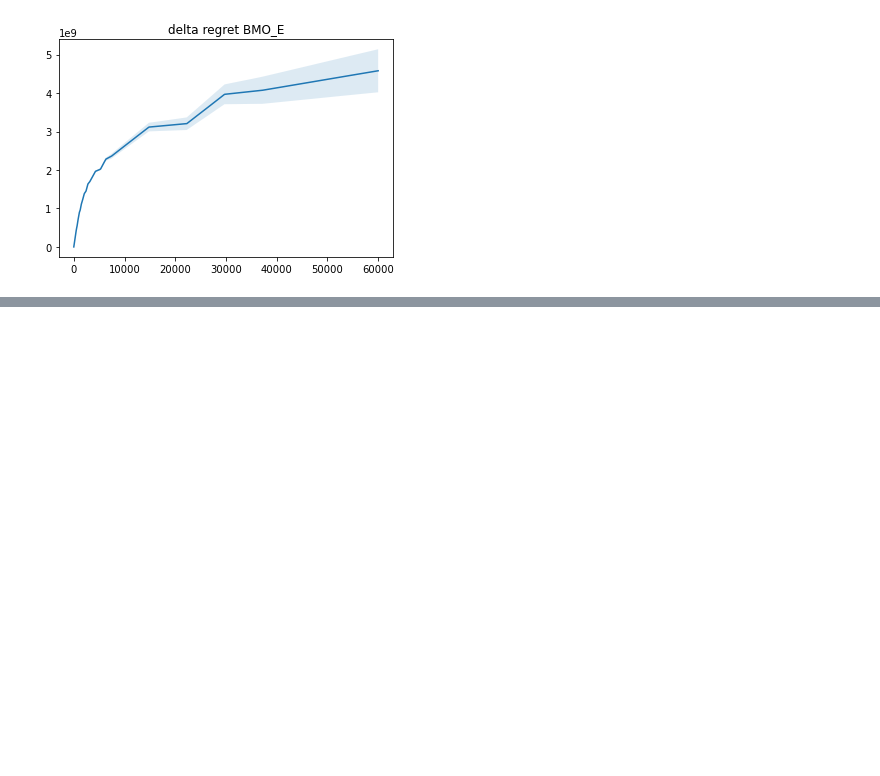
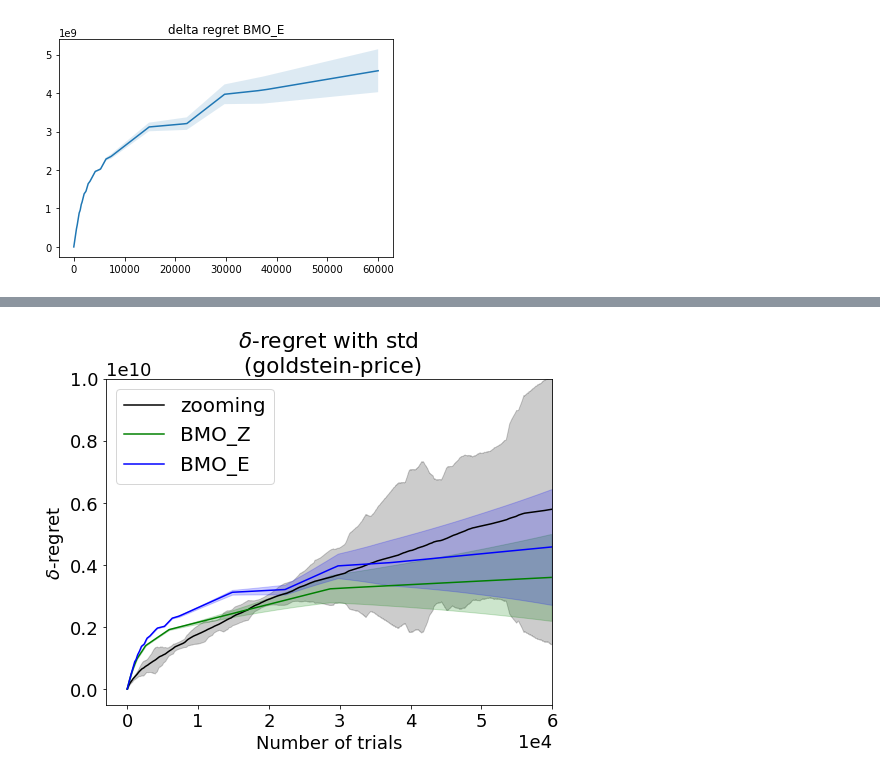
Before and after one commit to wzjzzz/bandit, a Jupyter notebook: bandit-main_v1/plt.ipynb, the cells around one changed output, grey strips where cells are left out. Cells and saved outputs as stored; diff of their text form; code cells hidden in the pictures; blank space fills up the shorter version.

```diff
--- a/bandit-main_v1/plt.ipynb
+++ b/bandit-main_v1/plt.ipynb
@@ -109,0 +122,93 @@ plt.show()
+# %%
+plt.figure(figsize = (8,6))
+plt.rcParams['font.size'] = 18
+c_scale = 6e-9
+# zooming_m, zooming_v = np.mean(np.cumsum(zooming_regret, axis=1), axis=0), np.std(np.cumsum(zooming_regret, axis=1), axis=0) * c_scale
+# ablin_m, ablin_v = np.mean(np.cumsum(ablin_regret, axis=1), axis=0), np.std(np.cumsum(ablin_regret, axis=1), axis=0) * c_scale
+# bmoz_m, bmoz_v = np.mean(np.cumsum(bmo_zooming_regret, axis=1), axis=0), np.std(np.cumsum(bmo_zooming_regret, axis=1), axis=0) * c_scale
+# bmoe_m, bmoe_v = np.mean(np.cumsum(bmo_eli_regret, axis=1), axis=0), np.std(np.cumsum(bmo_eli_regret, axis=1), axis=0) * c_scale
+n = 60000
+
+zooming_m_d, zooming_v_d = np.mean(np.cumsum(zooming_regret_delta, axis=1), axis=0)[:n], \
+            (np.std(np.cumsum(zooming_regret_delta, axis=1), axis=0)**2 * c_scale)[:n]
+ablin_m_d, ablin_v_d = np.mean(np.cumsum(ablin_regret_delta, axis=1), axis=0)[:n], \
+            (np.std(np.cumsum(ablin_regret_delta, axis=1), axis=0)**2 * c_scale)[:n]
+bmoz_m_d, bmoz_v_d = np.mean(np.cumsum(bmo_zooming_regret_delta, axis=1), axis=0)[:n], \
+            (np.std(np.cumsum(bmo_zooming_regret_delta, axis=1), axis=0)**2 * c_scale)[:n]
+bmoe_m_d, bmoe_v_d = np.mean(np.cumsum(bmo_eli_regret_delta, axis=1), axis=0)[:n], \
+            (np.std(np.cumsum(bmo_eli_regret_delta, axis=1), axis=0)**2 * c_scale)[:n]
+
+alpha=0.2
+dic_color = {
+    'zooming': 'k',
+    'ablin': 'r',
+    'bmo_z': 'g',
+    'bmo_e': 'b',
+}
+
+
+
+plt.plot(zooming_m_d, color=dic_color['zooming'], label='zooming')
+# plt.plot(zooming_m_d-zooming_v_d, color=dic_color['zooming'], alpha=alpha)
+# plt.plot(zooming_m_d+zooming_v_d, color=dic_color['zooming'], alpha=alpha)
+plt.fill_between(np.array(range(len(zooming_m_d))), zooming_m_d-zooming_v_d,
+                 zooming_m_d+zooming_v_d, color=dic_color['zooming'], alpha=alpha)
+# plt.title('delta regret zooming')
+# plt.savefig('./bmo_zooming.png', dpi=200)
+# plt.show()
+
+# plt.plot(ablin_m_d, color=dic_color['ablin'], label='ABLiN')
+# plt.plot(ablin_m_d-ablin_v_d, color=dic_color['ablin'], alpha=alpha)
+# plt.plot(ablin_m_d+ablin_v_d, color=dic_color['ablin'], alpha=alpha)
+# plt.fill_between(np.array(range(len(ablin_m_d))), ablin_m_d-ablin_v_d,
+#                  ablin_m_d+ablin_v_d, color=dic_color['ablin'], alpha=alpha)
+# plt.title('delta regret ABLiN')
+# plt.savefig('./bmo_ABLiN.png', dpi=200)
+# plt.show()
+
+plt.plot(bmoz_m_d, color=dic_color['bmo_z'], label='BMO_Z')
+# plt.plot(bmoz_m_d-bmoz_v_d, color=dic_color['bmo_z'], alpha=alpha)
+# plt.plot(bmoz_m_d+bmoz_v_d, color=dic_color['bmo_z'], alpha=alpha)
+plt.fill_between(np.array(range(len(bmoz_m_d))), bmoz_m_d-bmoz_v_d,
+                 bmoz_m_d+bmoz_v_d, color=dic_color['bmo_z'], alpha=alpha)
+# # plt.title('delta regret BMO_Z')
+# # plt.savefig('./bmo_bmo_z.png', dpi=200)
+# # plt.show()
+
+
+plt.plot(bmoe_m_d, color=dic_color['bmo_e'], label='BMO_E')
+# plt.plot(bmoe_m_d-bmoe_v_d, color=dic_color['bmo_e'], alpha=alpha)
+# plt.plot(bmoe_m_d-bmoe_v_d, color=dic_color['bmo_e'], alpha=alpha)
+plt.fill_between(np.array(range(len(bmoe_m_d))), bmoe_m_d-bmoe_v_d,
+                 bmoe_m_d+bmoe_v_d, color=dic_color['bmo_e'], alpha=alpha)
+# plt.title('delta regret BMO_E')
+# plt.savefig('./bmo_bmo_e.png', dpi=200)
+plt.xlim(right=60000)
+plt.ylim(top=1e10)
+plt.ticklabel_format(style = 'sci', scilimits = (0,0))
+plt.legend(fontsize=20, loc=2)
+plt.title('$\delta$-regret with std \n (goldstein-price)')
+plt.ylabel('$\delta$-regret')
+plt.xlabel('Number of trials')
+plt.savefig('./goldpr_std.png', dpi=200)
+plt.show()
+# plt.plot(bmo_eli_regret_s2, label='BMO_E_S')
+
+
+#----
+plt.figure(figsize = (8,6))
+plt.rcParams['font.size'] = 18
+plt.plot(zooming_m_d, color=dic_color['zooming'], label='zooming')
+plt.plot(bmoz_m_d, color=dic_color['bmo_z'], label='BMO_Z')
+plt.plot(bmoe_m_d, color=dic_color['bmo_e'], label='BMO_E')
+plt.xlim(right=60000)
+plt.ylim(top=1e10)
+plt.ticklabel_format(style = 'sci', scilimits = (0,0))
+plt.legend(fontsize=20, loc=2)
+plt.title('$\delta$-regret \n (goldstein-price)')
+plt.ylabel('$\delta$-regret')
+plt.xlabel('Number of trials')
+plt.savefig('./goldpr_mean.png', dpi=200)
+plt.show()
+# %% [output]
+[figure, added]
```
Also changed, not shown: parts of 6 cells of this notebook.
